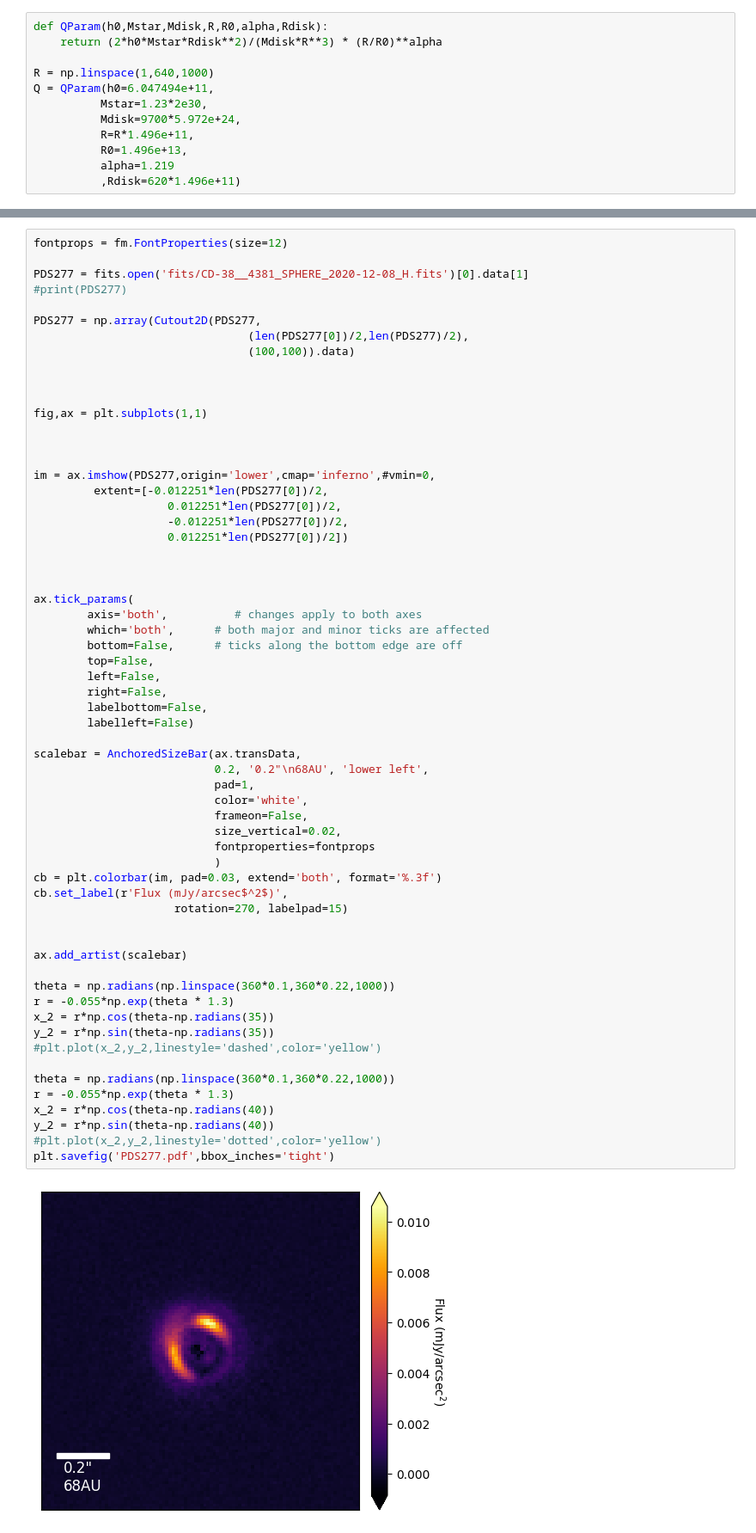
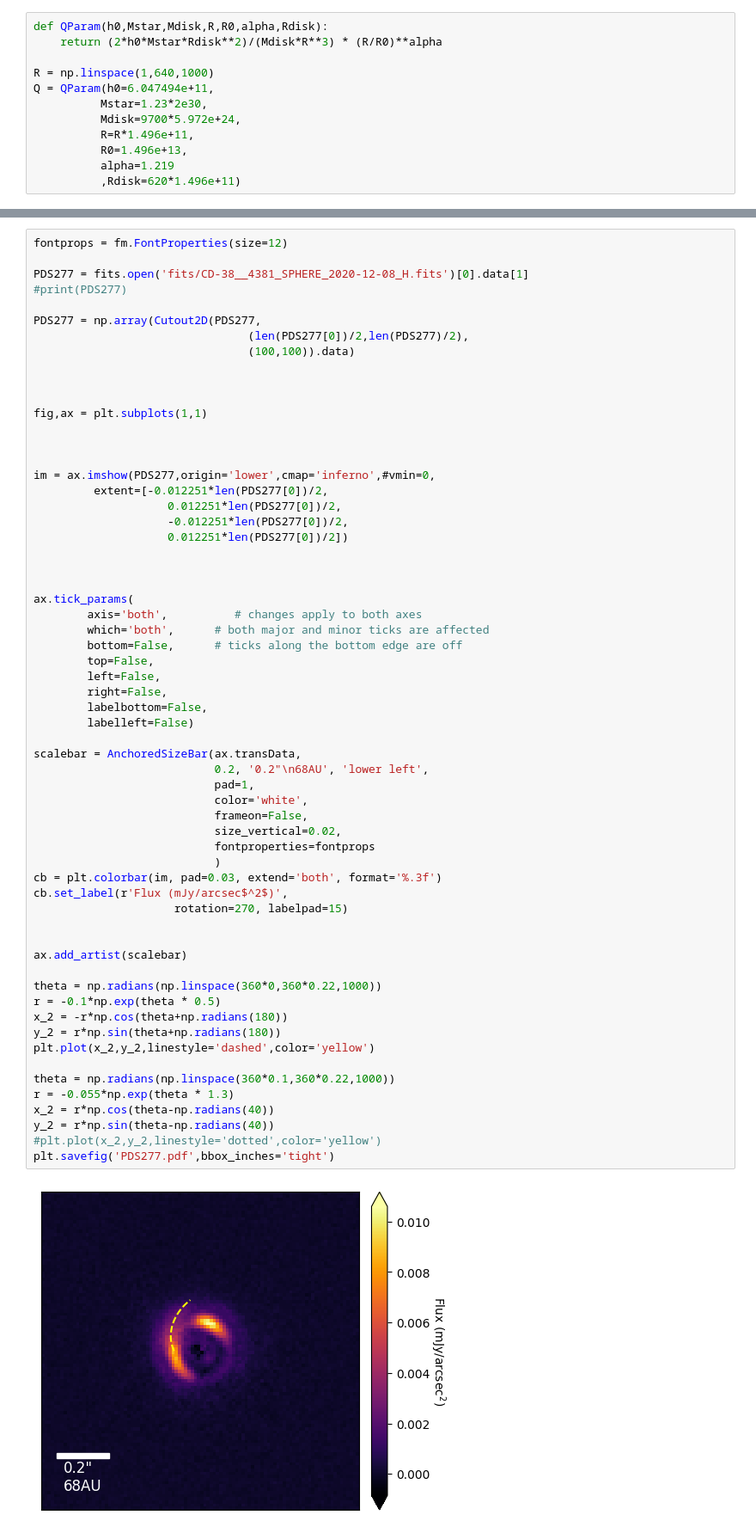
Before and after one commit to danmcl77/masters, a Jupyter notebook: Plotting.ipynb, the cells around one changed output, grey strips where cells are left out. Shown at 86% size. Drawn from its saved outputs; the diff is of its cells as text.

```diff
--- a/Plotting.ipynb
+++ b/Plotting.ipynb
@@ -350,36 +381,36 @@ ax.tick_params(
         bottom=False,      # ticks along the bottom edge are off
         top=False,
         left=False,
         right=False,
         labelbottom=False,
         labelleft=False)
 
 scalebar = AnchoredSizeBar(ax.transData,
                            0.2, '0.2"\n68AU', 'lower left',
                            pad=1,
                            color='white',
                            frameon=False,
                            size_vertical=0.02,
                            fontproperties=fontprops
                            )
 cb = plt.colorbar(im, pad=0.03, extend='both', format='%.3f')
 cb.set_label(r'Flux (mJy/arcsec$^2$)',
                      rotation=270, labelpad=15)
 
 
 ax.add_artist(scalebar)
 
-theta = np.radians(np.linspace(360*0.1,360*0.22,1000))
-r = -0.055*np.exp(theta * 1.3)
-x_2 = r*np.cos(theta-np.radians(35))
-y_2 = r*np.sin(theta-np.radians(35))
-#plt.plot(x_2,y_2,linestyle='dashed',color='yellow')
+theta = np.radians(np.linspace(360*0,360*0.22,1000))
+r = -0.1*np.exp(theta * 0.5)
+x_2 = -r*np.cos(theta+np.radians(180))
+y_2 = r*np.sin(theta+np.radians(180))
+plt.plot(x_2,y_2,linestyle='dashed',color='yellow')
 
 theta = np.radians(np.linspace(360*0.1,360*0.22,1000))
 r = -0.055*np.exp(theta * 1.3)
 x_2 = r*np.cos(theta-np.radians(40))
 y_2 = r*np.sin(theta-np.radians(40))
 #plt.plot(x_2,y_2,linestyle='dotted',color='yellow')
 plt.savefig('PDS277.pdf',bbox_inches='tight')
 # %% [output]
-[figure, old version]
+[figure, new version]
```
Also changed, not shown: parts of 14 cells of this notebook, 7 other files.
